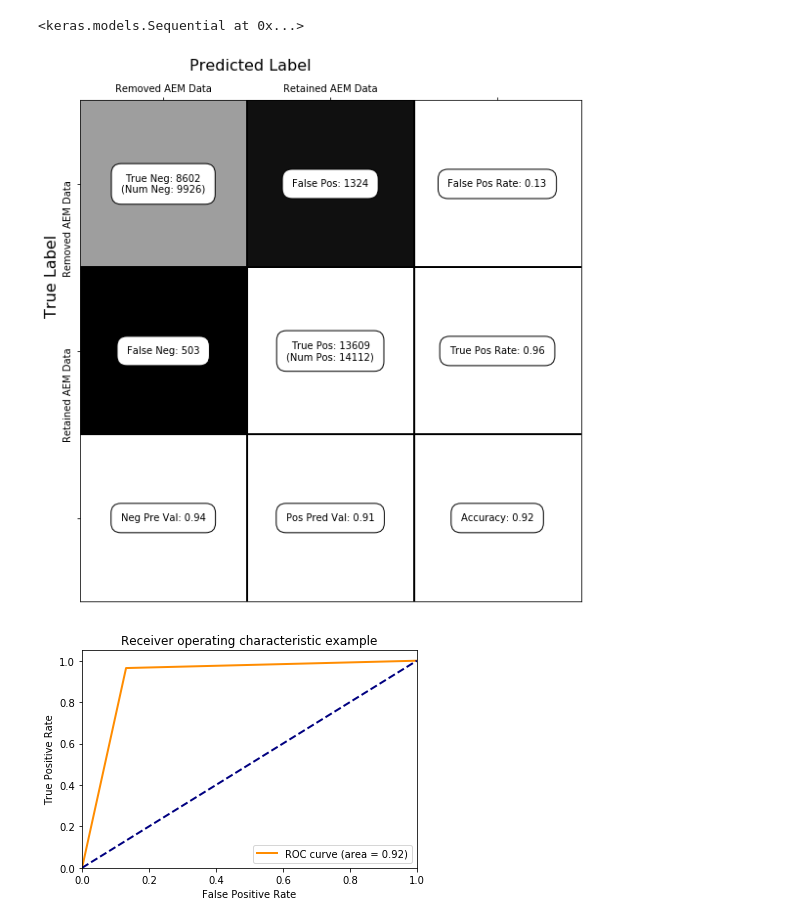
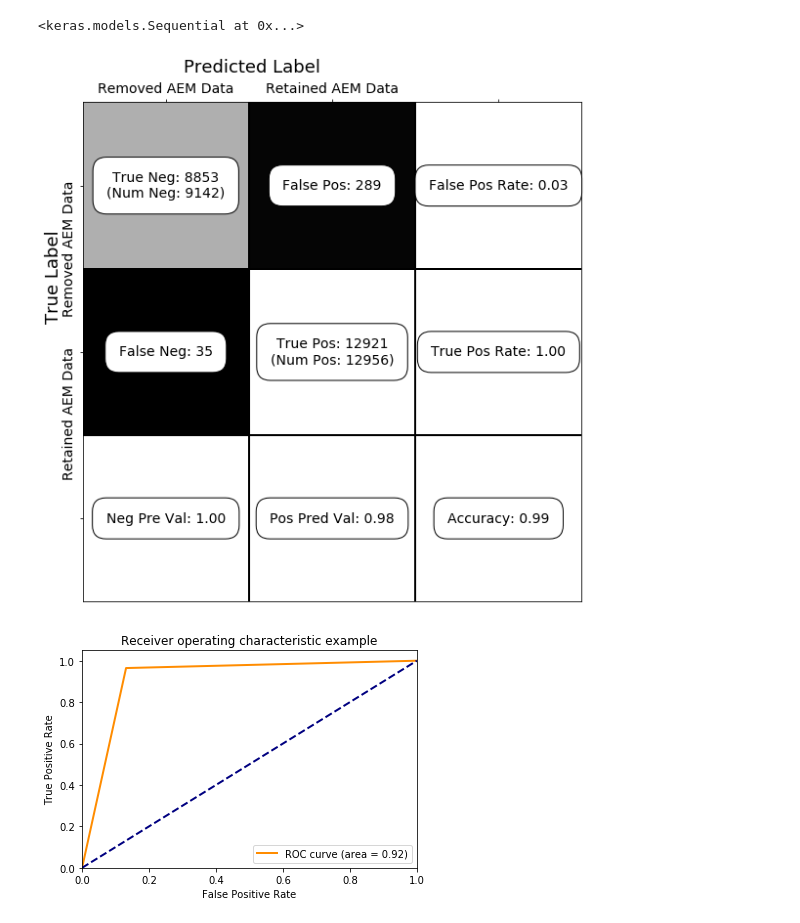
Before and after one commit to ndewar/AEM_ML, a Jupyter notebook: CNN_2D_AEM_ML_v2.ipynb, the cells around one changed output. Cells and saved outputs as stored; diff of their text form; code cells hidden in the pictures.

Commit message:
updating confusion mats

```diff
--- a/CNN_2D_AEM_ML_v2.ipynb
+++ b/CNN_2D_AEM_ML_v2.ipynb
@@ -611,7 +594,7 @@ result7[0][0]
 # %% [output]
 <keras.models.Sequential at 0x...>
 # %%
-def show_confusion_matrix(C,class_labels=['0','1']):
+def show_confusion_matrix(C,class_labels=['0','1'],innerTextFS=12):
     """
     C: ndarray, shape (2,2) as given by scikit-learn confusion_matrix function
     class_labels: list of strings, default simply labels 0 and 1.
@@ -643,17 +626,17 @@ def show_confusion_matrix(C,class_labels=['0','1']):
     ax.plot([1.5,1.5],[-0.5,2.5], '-k', lw=2)
 
     # Set xlabels
-    ax.set_xlabel('Predicted Label', fontsize=16)
+    ax.set_xlabel('Predicted Label', fontsize=18)
     ax.set_xticks([0,1,2])
-    ax.set_xticklabels(class_labels + [''])
+    ax.set_xticklabels(class_labels + [''], fontsize=14)
     ax.xaxis.set_label_position('top')
     ax.xaxis.tick_top()
     # These coordinate might require some tinkering. Ditto for y, below.
     ax.xaxis.set_label_coords(0.34,1.06)
 
     # Set ylabels
-    ax.set_ylabel('True Label', fontsize=16, rotation=90)
-    ax.set_yticklabels(class_labels + [''],rotation=90)
+    ax.set_ylabel('True Label', fontsize=18, rotation=90)
+    ax.set_yticklabels(class_labels + [''],rotation=90, fontsize=14)
     ax.set_yticks([0,1,2])
     ax.yaxis.set_label_coords(-0.04,0.65)
 
@@ -663,73 +646,73 @@ def show_confusion_matrix(C,class_labels=['0','1']):
             'True Neg: %d\n(Num Neg: %d)'%(tn,NN),
             va='center',
             ha='center',
-            bbox=dict(fc='w',boxstyle='round,pad=1'))
+            bbox=dict(fc='w',boxstyle='round,pad=1'),fontsize=innerTextFS)
 
     ax.text(0,1,
             'False Neg: %d'%fn,
             va='center',
             ha='center',
-            bbox=dict(fc='w',boxstyle='round,pad=1'))
+            bbox=dict(fc='w',boxstyle='round,pad=1'),fontsize=innerTextFS)
 
     ax.text(1,0,
             'False Pos: %d'%fp,
             va='center',
             ha='center',
-            bbox=dict(fc='w',boxstyle='round,pad=1'))
+            bbox=dict(fc='w',boxstyle='round,pad=1'),fontsize=innerTextFS)
 
 
     ax.text(1,1,
             'True Pos: %d\n(Num Pos: %d)'%(tp,NP),
             va='center',
             ha='center',
-            bbox=dict(fc='w',boxstyle='round,pad=1'))
+            bbox=dict(fc='w',boxstyle='round,pad=1'),fontsize=innerTextFS)
 
     # Fill in secondary metrics: accuracy, true pos rate, etc...
     ax.text(2,0,
             'False Pos Rate: %.2f'%(fp / (fp+tn+0.)),
             va='center',
             ha='center',
-            bbox=dict(fc='w',boxstyle='round,pad=1'))
+            bbox=dict(fc='w',boxstyle='round,pad=1'),fontsize=innerTextFS)
 
     ax.text(2,1,
             'True Pos Rate: %.2f'%(tp / (tp+fn+0.)),
             va='center',
             ha='center',
-            bbox=dict(fc='w',boxstyle='round,pad=1'))
+            bbox=dict(fc='w',boxstyle='round,pad=1'),fontsize=innerTextFS)
 
     ax.text(2,2,
             'Accuracy: %.2f'%((tp+tn+0.)/N),
             va='center',
             ha='center',
-            bbox=dict(fc='w',boxstyle='round,pad=1'))
+            bbox=dict(fc='w',boxstyle='round,pad=1'),fontsize=innerTextFS)
 
     ax.text(0,2,
             'Neg Pre Val: %.2f'%(1-fn/(fn+tn+0.)),
             va='center',
             ha='center',
-            bbox=dict(fc='w',boxstyle='round,pad=1'))
+            bbox=dict(fc='w',boxstyle='round,pad=1'),fontsize=innerTextFS)
 
     ax.text(1,2,
             'Pos Pred Val: %.2f'%(tp/(tp+fp+0.)),
             va='center',
             ha='center',
-            bbox=dict(fc='w',boxstyle='round,pad=1'))
+            bbox=dict(fc='w',boxstyle='round,pad=1'),fontsize=innerTextFS)
 
 
     plt.tight_layout()
     #plt.show()
 # %%
-currResult=result8
-currTest=X_test8
+currResult=result6
+currTest=X_test6
 meanLabels=(currResult[0][0].predict(currTest)+currResult[0][1].predict(currTest)+currResult[0][2].predict(currTest)+currResult[0][3].predict(currTest)+currResult[0][4].predict(currTest))/5
 meanLabels=np.round(meanLabels)
-
-confusionMat = sklearn.metrics.confusion_matrix(Y_test8,meanLabels)
-
-show_confusion_matrix(confusionMat, ['Removed AEM Data', 'Retained AEM Data'])
-plt.savefig('confusionMat_Butte_on_K_w_01pct.png')
-# %% [output]
-[figure, removed]
+# %%
+confusionMat = sklearn.metrics.confusion_matrix(Y_test6,meanLabels)
+
+show_confusion_matrix(confusionMat, ['Removed AEM Data', 'Retained AEM Data'],14)
+plt.savefig('confusionMat_Butte_on_K_w_05pct.png')
+# %% [output]
+[figure, added]
 # %%
 # didn't end up using this
 
```
Also changed, not shown: parts of 1 cell of this notebook, 2 other files.
